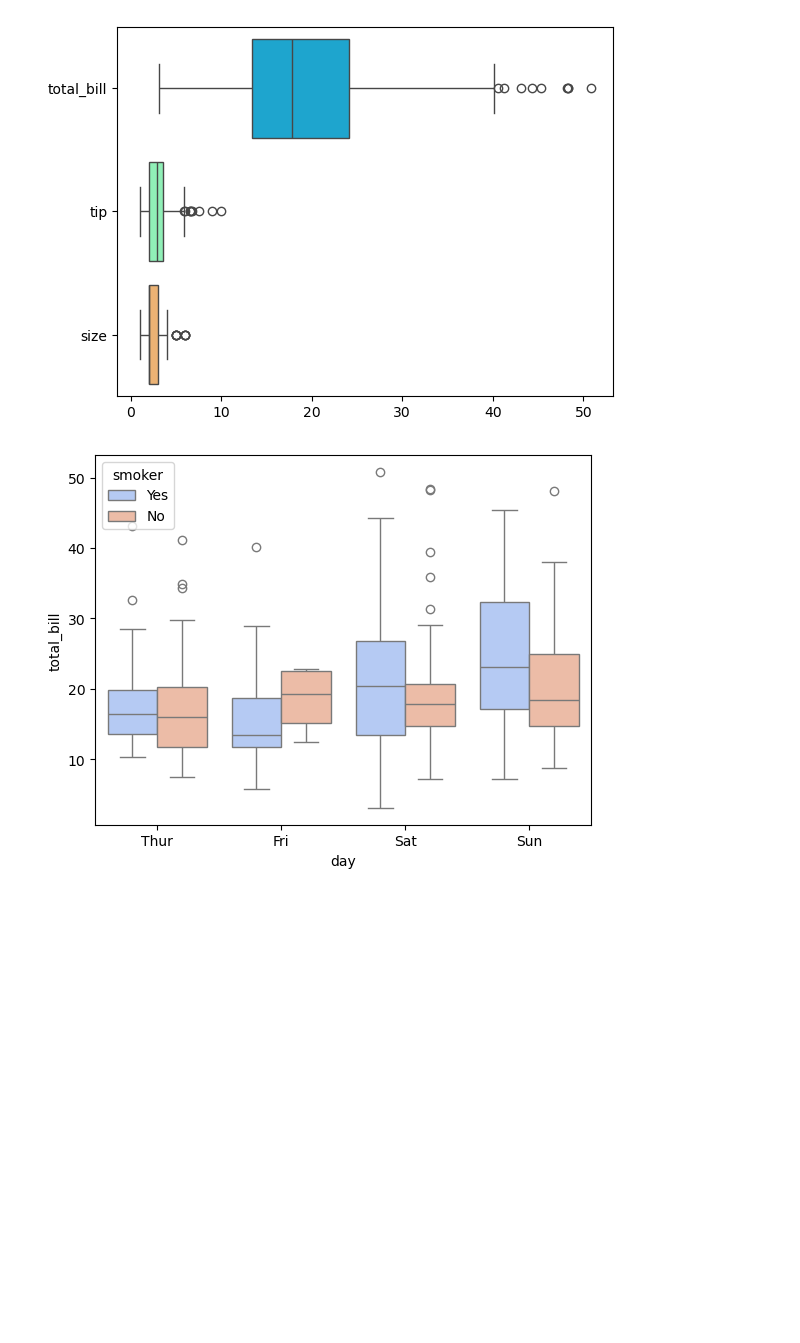
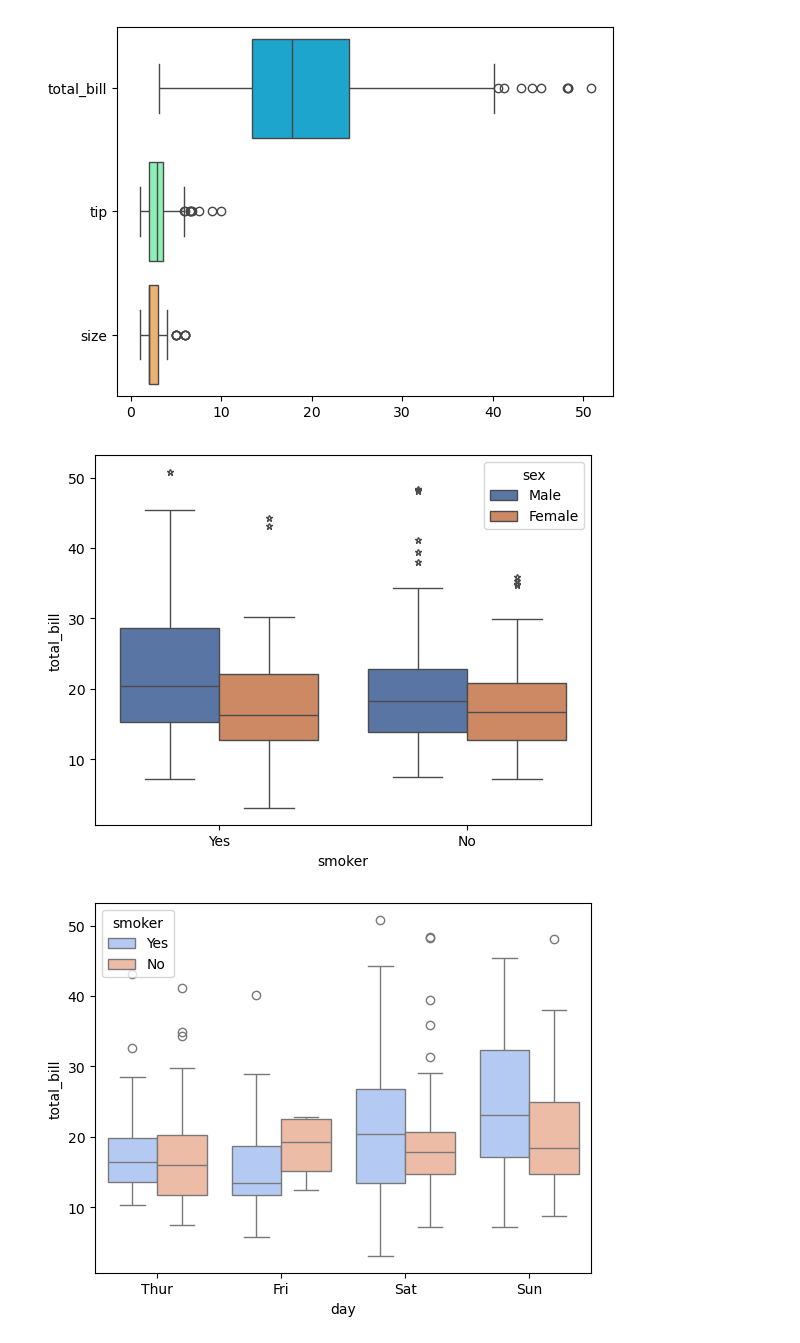
Before and after one commit to tasninanika/Practice_Data-Visualization3, a Jupyter notebook: 02-Categorical Plots.ipynb, the cells around one changed output. Drawn from its saved outputs; the diff is of its cells as text; code cells hidden in the pictures; blank space fills up the shorter version.

Commit message:
create plot using boxplot

```diff
--- a/02-Categorical Plots.ipynb
+++ b/02-Categorical Plots.ipynb
@@ -94,6 +94,11 @@ sns.boxplot(data=tips,palette='rainbow',orient='h')
 plt.show()
 # %% [output]
 [figure]
+# %%
+sns.boxplot(data = tips, x = 'smoker', y = 'total_bill', hue = 'sex', palette = "deep", flierprops = dict(marker='*', color='green', markersize=5))
+plt.show()
+# %% [output]
+[figure, added]
 # %%
 sns.boxplot(x="day", y="total_bill", hue="smoker",data=tips, palette="coolwarm")
 plt.show()
```
